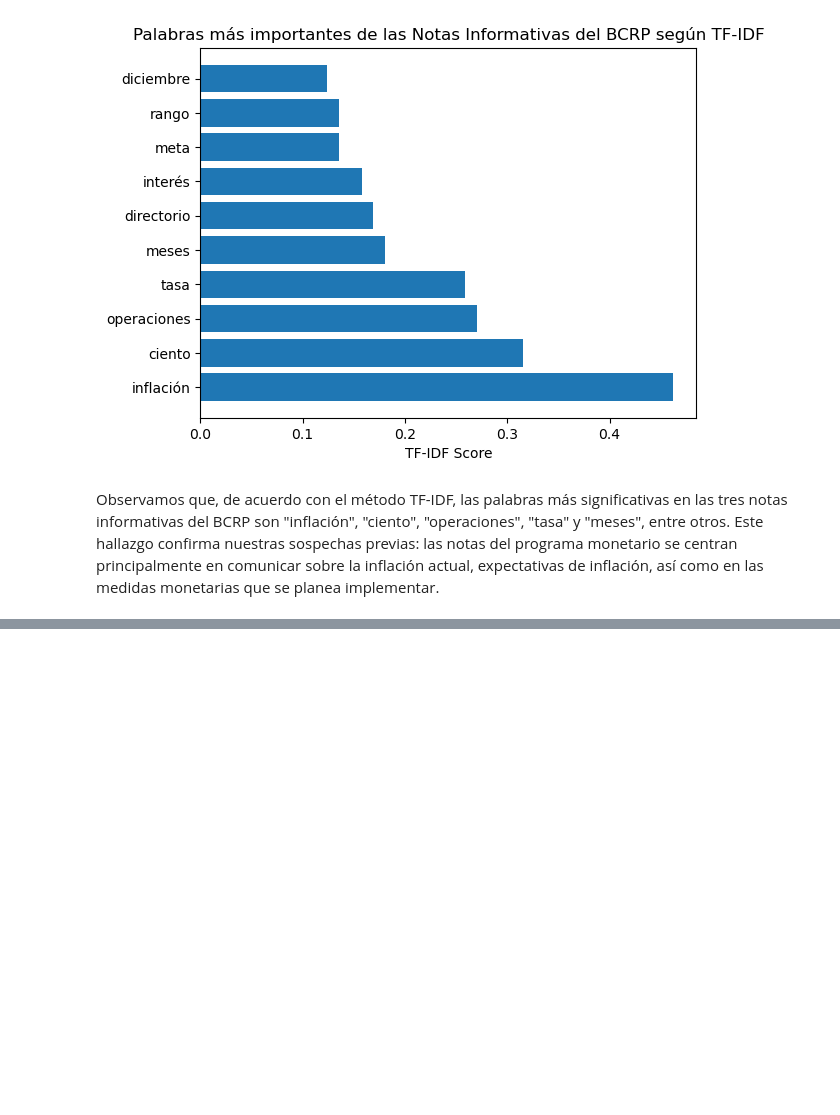
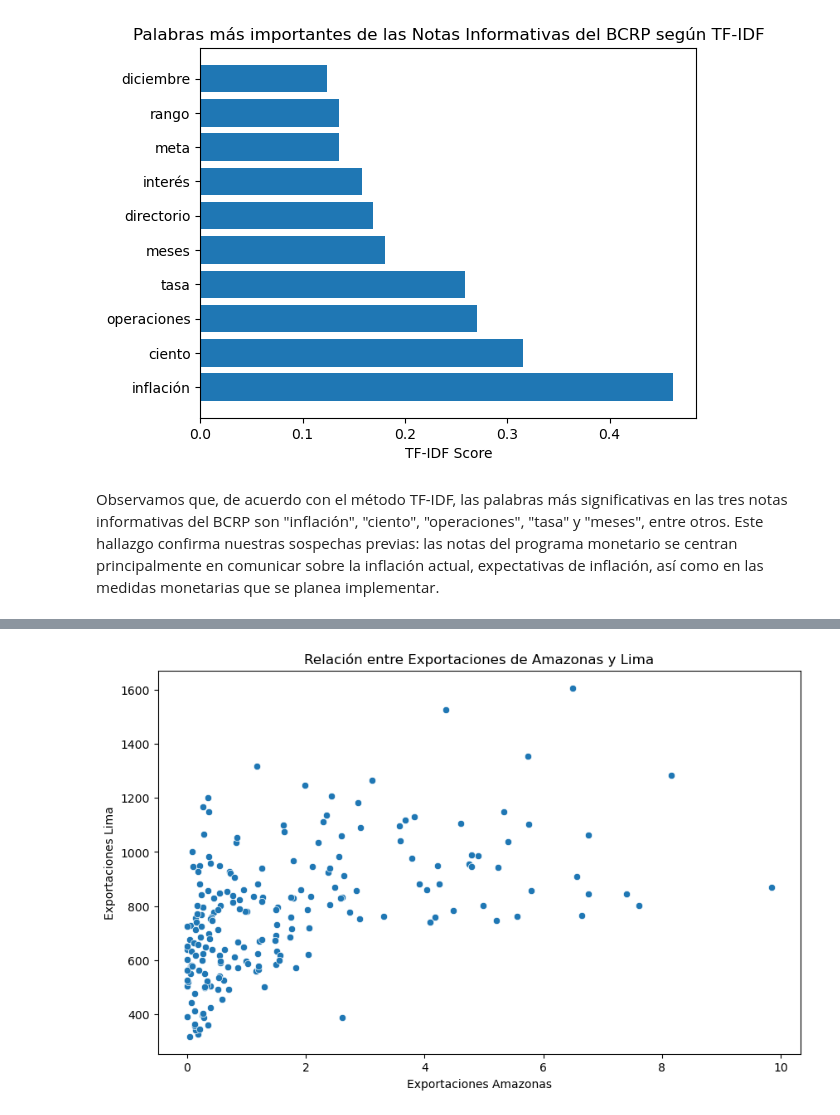
Before and after one commit to qlab-intro-python/proyecto-final-gregorio_podesta_trabajofinal, a Jupyter notebook: proyecto_final_plantilla.ipynb, the cells around one changed output, grey strips where cells are left out. Cells and saved outputs as stored; diff of their text form; code cells hidden in the pictures; blank space fills up the shorter version.

```diff
--- a/proyecto_final_plantilla.ipynb
+++ b/proyecto_final_plantilla.ipynb
@@ -424,0 +578,17 @@ Observamos que, de acuerdo con el método TF-IDF, las palabras más significativ
+# %%
+# Convertir columnas a tipo numérico
+df['Amazonas'] = pd.to_numeric(df['Amazonas'], errors='coerce')
+df['Lima'] = pd.to_numeric(df['Lima'], errors='coerce')
+
+# Eliminar filas con valores faltantes
+df_cleaned = df.dropna(subset=['Amazonas', 'Lima'])
+
+# Crear el gráfico de dispersión
+plt.figure(figsize=(10, 6))
+sns.scatterplot(x='Amazonas', y='Lima', data=df_cleaned)
+plt.title('Relación entre Exportaciones de Amazonas y Lima')
+plt.xlabel('Exportaciones Amazonas')
+plt.ylabel('Exportaciones Lima')
+plt.show()
+# %% [output]
+[figure, added]
```
Also changed, not shown: parts of 14 cells of this notebook, 1 other file.
